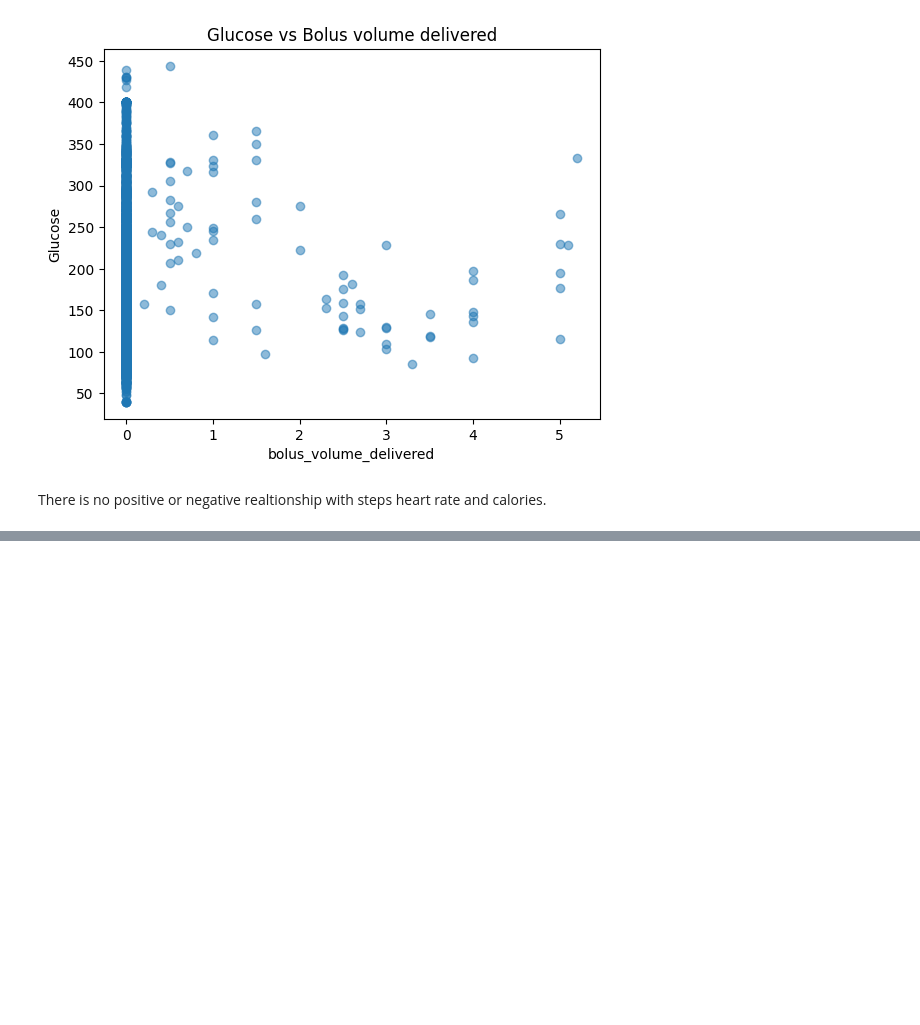
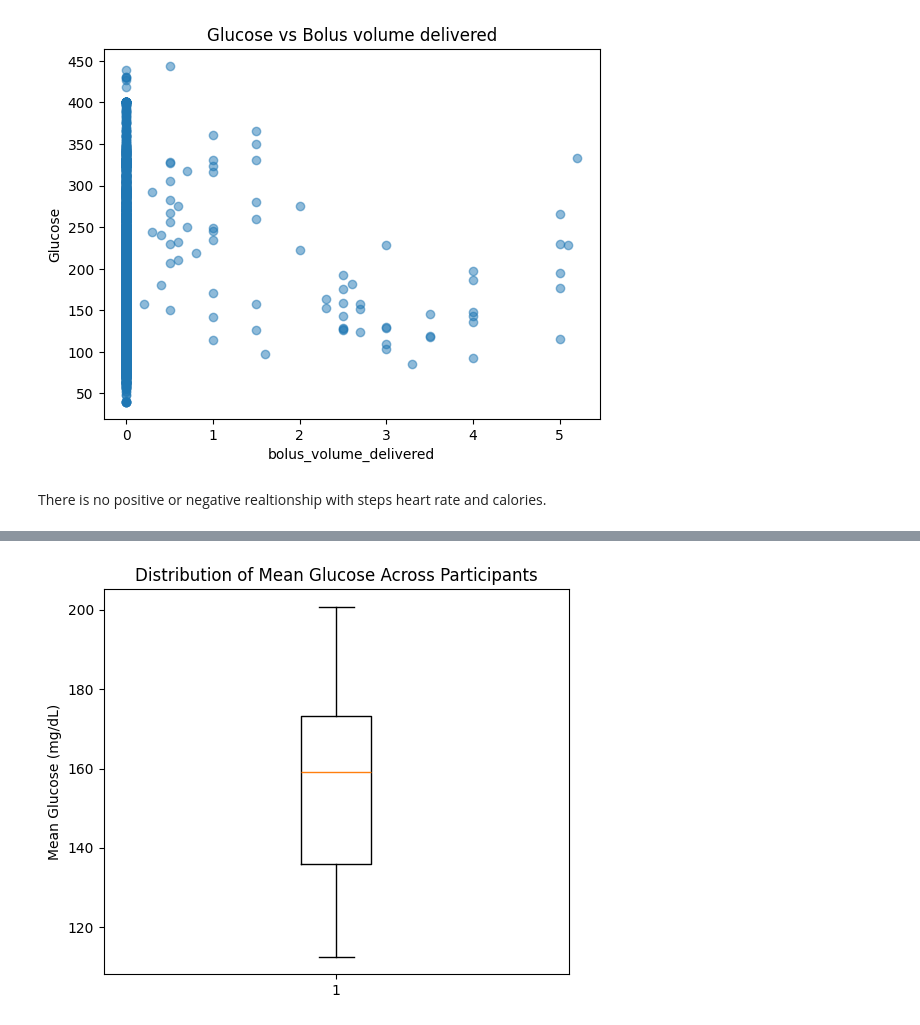
Before and after one commit to tharu0203/cgm-Analyzer, a Jupyter notebook: notebooks/cgm.analyser.ipynb, the cells around one changed output, grey strips where cells are left out. Drawn from its saved outputs; the diff is of its cells as text; code cells hidden in the pictures; blank space fills up the shorter version.

```diff
--- a/notebooks/cgm.analyser.ipynb
+++ b/notebooks/cgm.analyser.ipynb
@@ -324,0 +370,32 @@ The correlation matrix indicates that most variables have **weak linear relation
+# %%
+def calculate_cgm_metrics(patient_data):
+
+    glucose = patient_data["glucose"]
+
+    mean_glucose = glucose.mean()
+    median_glucose = glucose.median()
+    sd_glucose = glucose.std()
+    cv = (sd_glucose / mean_glucose) * 100
+
+    tir = ((glucose >= 70) & (glucose <= 180)).mean() * 100
+    tbr = (glucose < 70).mean() * 100
+    tar = (glucose > 180).mean() * 100
+
+    return pd.Series({
+        "Mean Glucose": mean_glucose,
+        "Median Glucose": median_glucose,
+        "SD": sd_glucose,
+        "CV (%)": cv,
+        "Min Glucose": glucose.min(),
+        "Max Glucose": glucose.max(),
+        "TIR (%)": tir,
+        "TBR (%)": tbr,
+        "TAR (%)": tar
+    })
+
+
+patient_summary = df.groupby("patient_id").apply(
+    calculate_cgm_metrics
+)
+
+patient_summary
@@ -324,0 +485,11 @@ The correlation matrix indicates that most variables have **weak linear relation
+# %%
+plt.figure(figsize=(6, 5))
+
+plt.boxplot(patient_summary["Mean Glucose"].dropna())
+
+plt.ylabel("Mean Glucose (mg/dL)")
+plt.title("Distribution of Mean Glucose Across Participants")
+
+plt.show()
+# %% [output]
+[figure, added]
```
Also changed, not shown: parts of 44 cells of this notebook.
